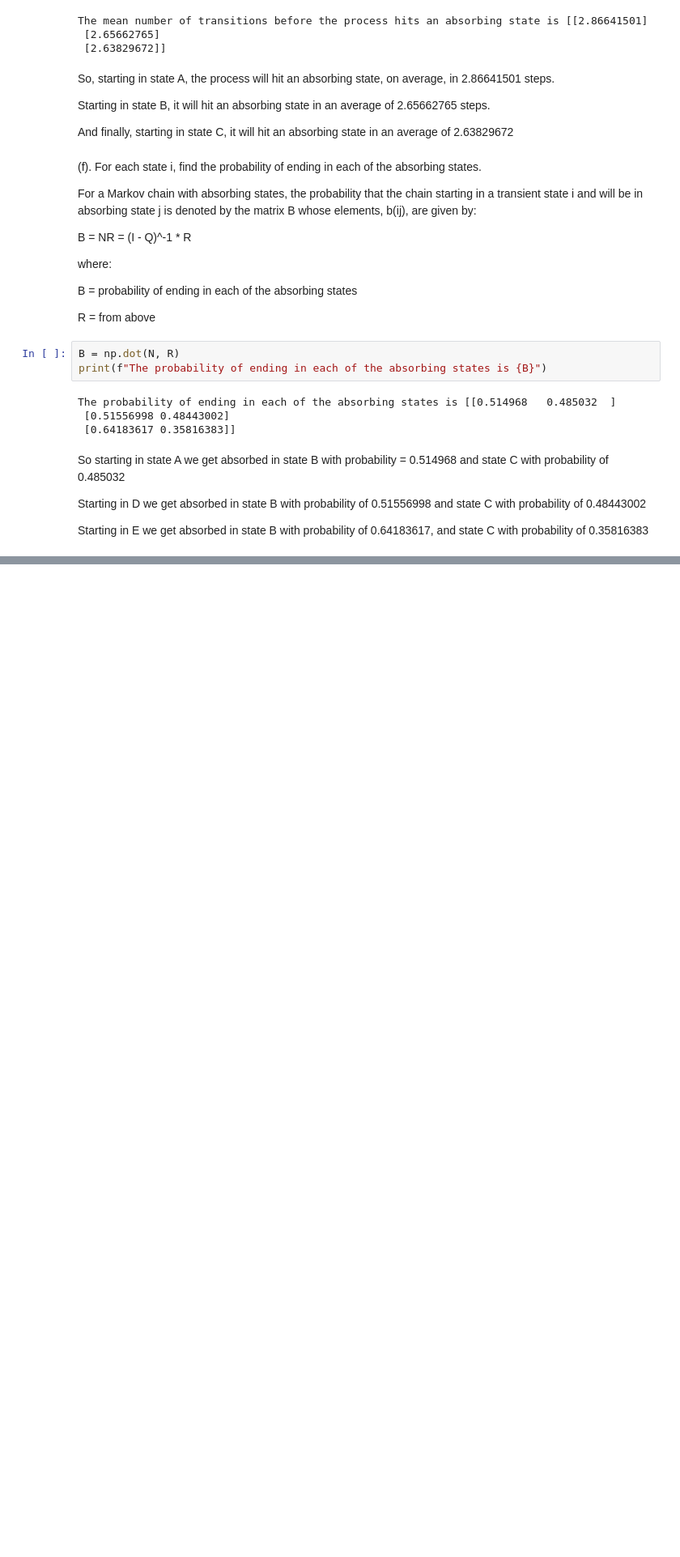
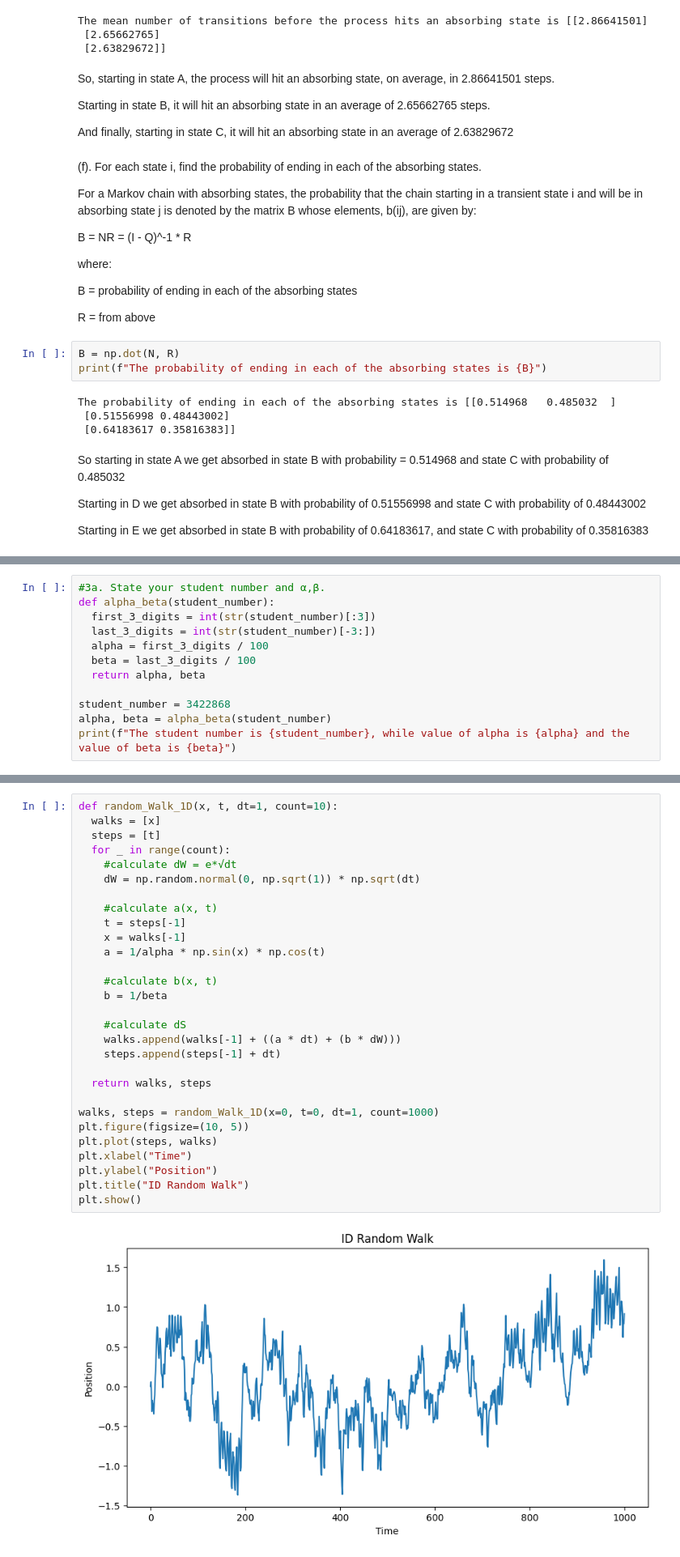
Before and after one commit to ovieimara/MATPMD4, a Jupyter notebook: MATPMD4_Assignment1_3422868.ipynb, the cells around one changed output, grey strips where cells are left out. Shown at 81% size. Saved outputs shown, nothing was run; the diff lists cells and outputs as text; blank space fills up the shorter version.

```diff
--- a/MATPMD4_Assignment1_3422868.ipynb
+++ b/MATPMD4_Assignment1_3422868.ipynb
@@ -319,0 +342,12 @@ Starting in E we get absorbed in state B with probability of 0.64183617, and sta
+# %%
+#3a. State your student number and α,β.
+def alpha_beta(student_number):
+  first_3_digits = int(str(student_number)[:3])
+  last_3_digits = int(str(student_number)[-3:])
+  alpha = first_3_digits / 100
+  beta = last_3_digits / 100
+  return alpha, beta
+
+student_number = 3422868
+alpha, beta = alpha_beta(student_number)
+print(f"The student number is {student_number}, while value of alpha is {alpha} and the value of beta is {beta}")
@@ -319,0 +361,31 @@ Starting in E we get absorbed in state B with probability of 0.64183617, and sta
+# %%
+def random_Walk_1D(x, t, dt=1, count=10):
+  walks = [x]
+  steps = [t]
+  for _ in range(count):
+    #calculate dW = e*√dt
+    dW = np.random.normal(0, np.sqrt(1)) * np.sqrt(dt)
+
+    #calculate a(x, t)
+    t = steps[-1]
+    x = walks[-1]
+    a = 1/alpha * np.sin(x) * np.cos(t)
+
+    #calculate b(x, t)
+    b = 1/beta
+
+    #calculate dS
+    walks.append(walks[-1] + ((a * dt) + (b * dW)))
+    steps.append(steps[-1] + dt)
+
+  return walks, steps
+
+walks, steps = random_Walk_1D(x=0, t=0, dt=1, count=1000)
+plt.figure(figsize=(10, 5))
+plt.plot(steps, walks)
+plt.xlabel("Time")
+plt.ylabel("Position")
+plt.title("ID Random Walk")
+plt.show()
+# %% [output]
+[figure, added]
```
Also changed, not shown: parts of 35 cells of this notebook.
